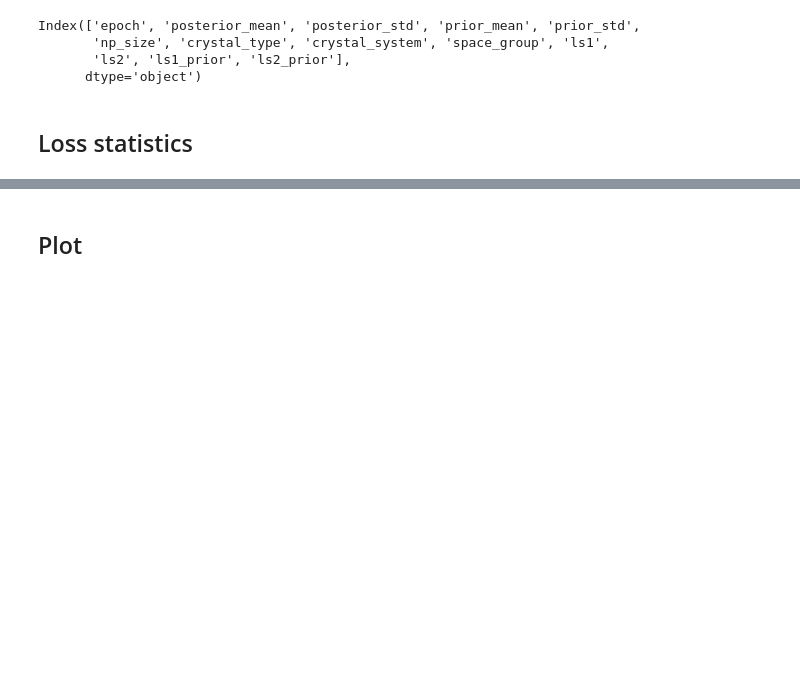
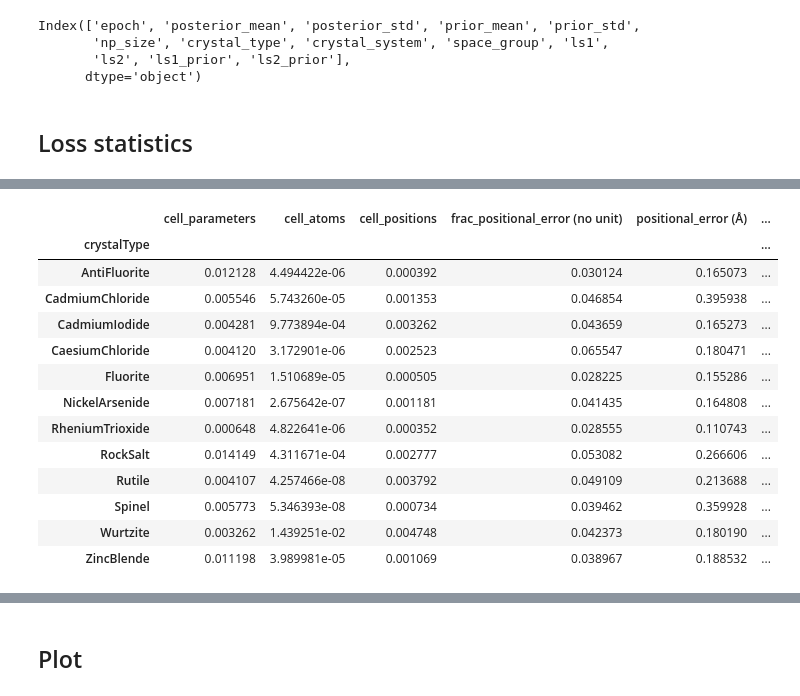
Before and after one commit to UlrikFriisJensen/ToSCA, a Jupyter notebook: plotting_notebook.ipynb, the cells around one changed output, grey strips where cells are left out. Saved outputs shown, nothing was run; the diff lists cells and outputs as text; code cells hidden in the pictures; blank space fills up the shorter version.

```diff
--- a/plotting_notebook.ipynb
+++ b/plotting_notebook.ipynb
@@ -316,5 +321,47 @@ df_combined[['crystalType', 'cell_parameters', 'cell_positions', 'cell_atoms']].
 | Spinel | 26.0 | 0.005773 | 0.007074 | 0.000090 | 0.001507 | 0.022163 | 26.0 | 0.000734 | 0.000703 | ... |
 | Wurtzite | 26.0 | 0.003262 | 0.003917 | 0.000177 | 0.001311 | 0.016394 | 26.0 | 0.004748 | 0.020347 | ... |
 | ZincBlende | 27.0 | 0.011198 | 0.025827 | 0.000169 | 0.002352 | 0.103915 | 27.0 | 0.001069 | 0.002461 | ... |
+# %%
+def position_MAE(y_pred, y_true):
+    """
+    Mean absolute error for positions
+    """
+    return torch.mean(
+        torch.sqrt(
+            torch.sum(
+                torch.nn.functional.mse_loss(
+                    y_pred,
+                    y_true,
+                    reduction='none'
+                ),
+            dim=1)),
+        dim=0
+    )
+
+def calculate_cell_errors(pred_cell_params, gt_cell_params):
+    """
+    Calculate the cell errors
+    """
+    # Calculate side length error
+    side_length_error = torch.nn.functional.l1_loss(
+        torch.tensor(pred_cell_params[:3]),
+        torch.tensor(gt_cell_params[:3]),
+    ).item()
+
+    # Calculate angle error
+    angle_error = torch.nn.functional.l1_loss(
+        torch.tensor(pred_cell_params[3:]),
+        torch.tensor(gt_cell_params[3:]),
+    ).item()
+
+    return side_length_error, angle_error
+
+def calculate_atom_accuracy(pred_atoms, gt_atoms):
+    """
+    Calculate the accuracy of the predicted atoms
+    """
+    gt_atoms_simple =  np.where(np.array(gt_atoms) == 8, 1, 2)
+
+    return np.sum(np.array(pred_atoms) == gt_atoms_simple) / len(gt_atoms_simple) * 100
 # %%
 # TODO: Calculate positional error in Å
@@ -348,0 +473,17 @@ pred_abs_positions = pred_unit_cell.get_positions()
+# %%
+df_combined[['crystalType', 'cell_parameters', 'cell_atoms', 'cell_positions', 'frac_positional_error (no unit)', 'positional_error (Å)', 'cell_length_error (Å)', 'cell_angle_error (°)', 'atom_accuracy', 'prior_frac_positional_error (no unit)', 'prior_positional_error (Å)', 'prior_cell_length_error (Å)', 'prior_cell_angle_error (°)', 'prior_atom_accuracy']].groupby('crystalType').mean()
+# %% [output]
+|  | cell_parameters | cell_atoms | cell_positions | frac_positional_error (no unit) | positional_error (Å) | ... |
+| crystalType |  |  |  |  |  | ... |
+| AntiFluorite | 0.012128 | 4.494422e-06 | 0.000392 | 0.030124 | 0.165073 | ... |
+| CadmiumChloride | 0.005546 | 5.743260e-05 | 0.001353 | 0.046854 | 0.395938 | ... |
+| CadmiumIodide | 0.004281 | 9.773894e-04 | 0.003262 | 0.043659 | 0.165273 | ... |
+| CaesiumChloride | 0.004120 | 3.172901e-06 | 0.002523 | 0.065547 | 0.180471 | ... |
+| Fluorite | 0.006951 | 1.510689e-05 | 0.000505 | 0.028225 | 0.155286 | ... |
+| NickelArsenide | 0.007181 | 2.675642e-07 | 0.001181 | 0.041435 | 0.164808 | ... |
+| RheniumTrioxide | 0.000648 | 4.822641e-06 | 0.000352 | 0.028555 | 0.110743 | ... |
+| RockSalt | 0.014149 | 4.311671e-04 | 0.002777 | 0.053082 | 0.266606 | ... |
+| Rutile | 0.004107 | 4.257466e-08 | 0.003792 | 0.049109 | 0.213688 | ... |
+| Spinel | 0.005773 | 5.346393e-08 | 0.000734 | 0.039462 | 0.359928 | ... |
+| Wurtzite | 0.003262 | 1.439251e-02 | 0.004748 | 0.042373 | 0.180190 | ... |
+| ZincBlende | 0.011198 | 3.989981e-05 | 0.001069 | 0.038967 | 0.188532 | ... |
```
Also changed, not shown: parts of 12 cells of this notebook, 1 other file.
